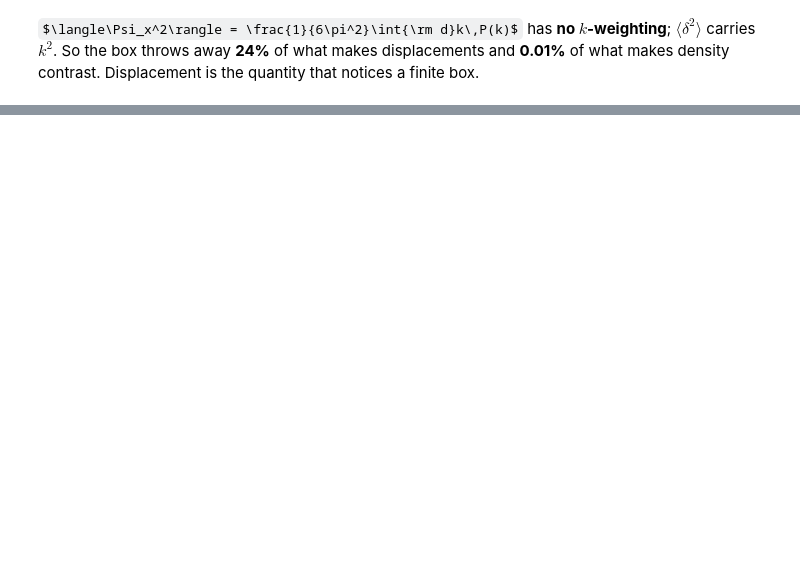
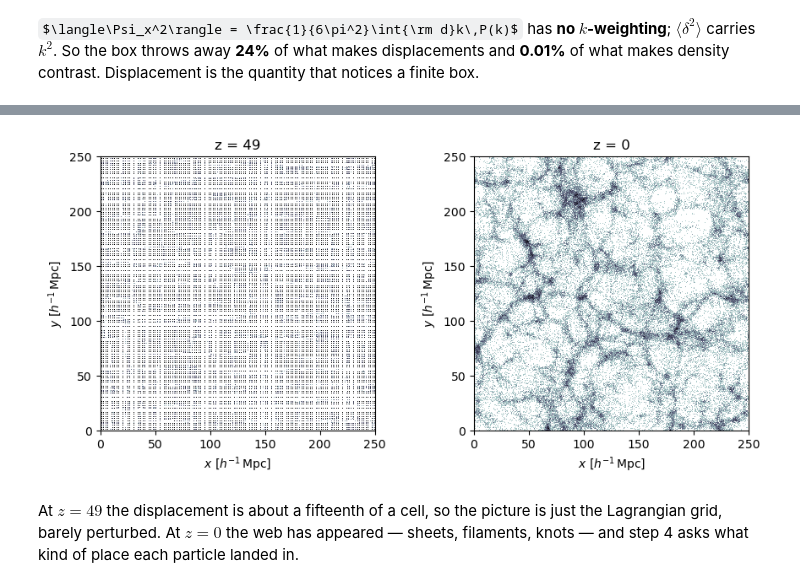
Before and after one commit to MinhMPA/EFT-with-FFT, a Jupyter notebook: notebooks/H2_cosmic_web.ipynb, the cells around one changed output, grey strips where cells are left out. Cells and saved outputs as stored; diff of their text form; code cells hidden in the pictures; some formulas as TeX source; blank space fills up the shorter version.

```diff
--- a/notebooks/H2_cosmic_web.ipynb
+++ b/notebooks/H2_cosmic_web.ipynb
@@ -181,0 +209,30 @@ contrast. Displacement is the quantity that notices a finite box.
+# %%
+q = (np.arange(N) + 0.5)*(L/N)
+Q = np.meshgrid(q, q, q, indexing="ij")
+
+pos49 = [(Q[i] + D1(49)*psi1[i]).ravel() % L for i in range(3)]
+pos0  = [(Q[i] + D1(0) *psi1[i]).ravel() % L for i in range(3)]
+# %%
+TH = 15.0     # h^-1 Mpc slab thickness
+fig, ax = plt.subplots(1, 2, figsize=(9, 4.2))
+for a, pos, z in zip(ax, (pos49, pos0), (49, 0)):
+    sel = pos[2] < TH
+    Hc, _, _ = np.histogram2d(pos[0][sel], pos[1][sel], bins=400, range=[[0, L], [0, L]])
+    a.imshow(np.log10(Hc.T + 1), origin="lower", extent=[0, L, 0, L],
+             cmap="bone_r", interpolation="nearest")
+    a.set_title(f"z = {z}")
+    a.set_xlabel(r"$x\ [h^{-1}\,{\rm Mpc}]$")
+    a.set_ylabel(r"$y\ [h^{-1}\,{\rm Mpc}]$")
+plt.tight_layout()
+plt.show()
+
+# quiz: the left panel looks like a faint grid, the right like a web.
+#       rms displacement is 0.07 cells at z=49 and 2.8 cells at z=0.
+#       What sets the scale of the pattern you see in each panel?
+# %% [output]
+[figure, added]
+# %% [markdown]
+At $z=49$ the displacement is about a fifteenth of a cell, so the picture is
+just the Lagrangian grid, barely perturbed. At $z=0$ the web has appeared —
+sheets, filaments, knots — and step 4 asks what kind of place each particle
+landed in.
```
Also changed, not shown: parts of 6 cells of this notebook, 1 other file.
